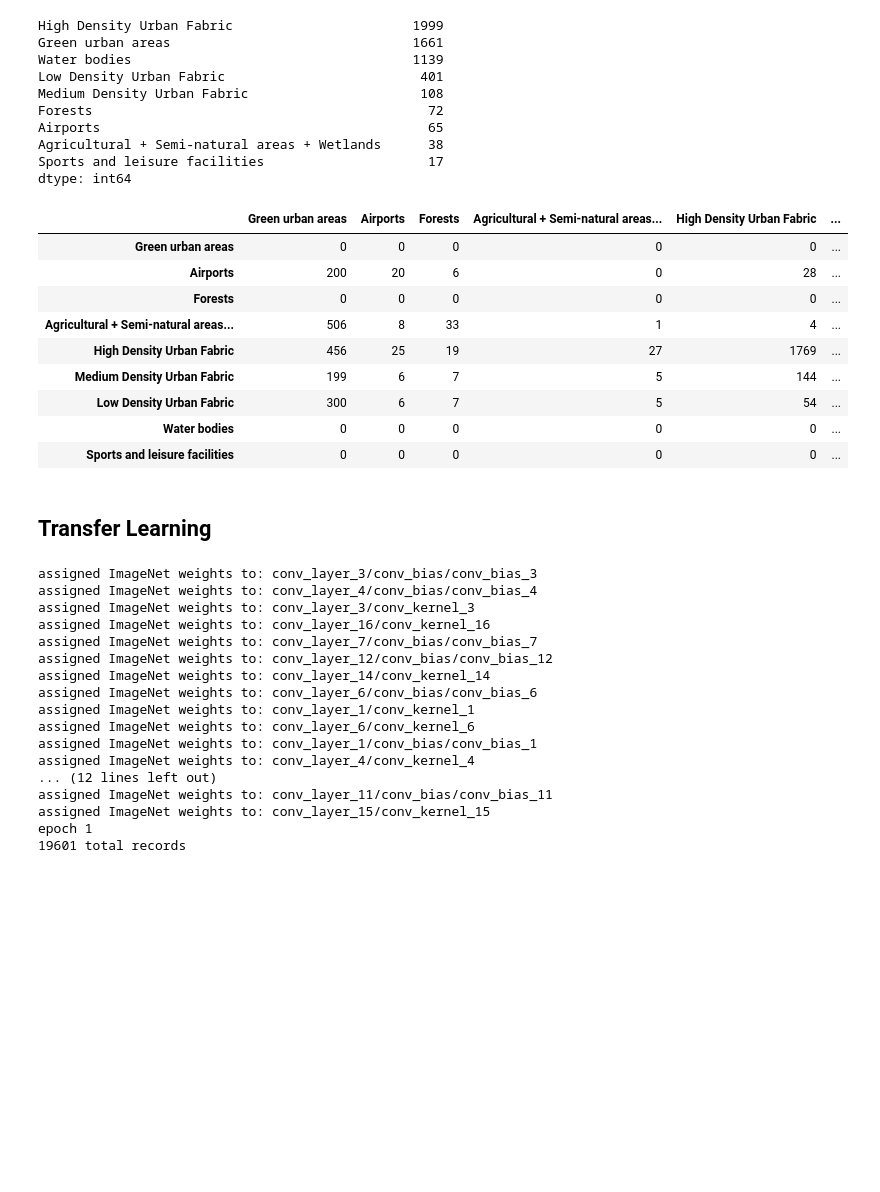
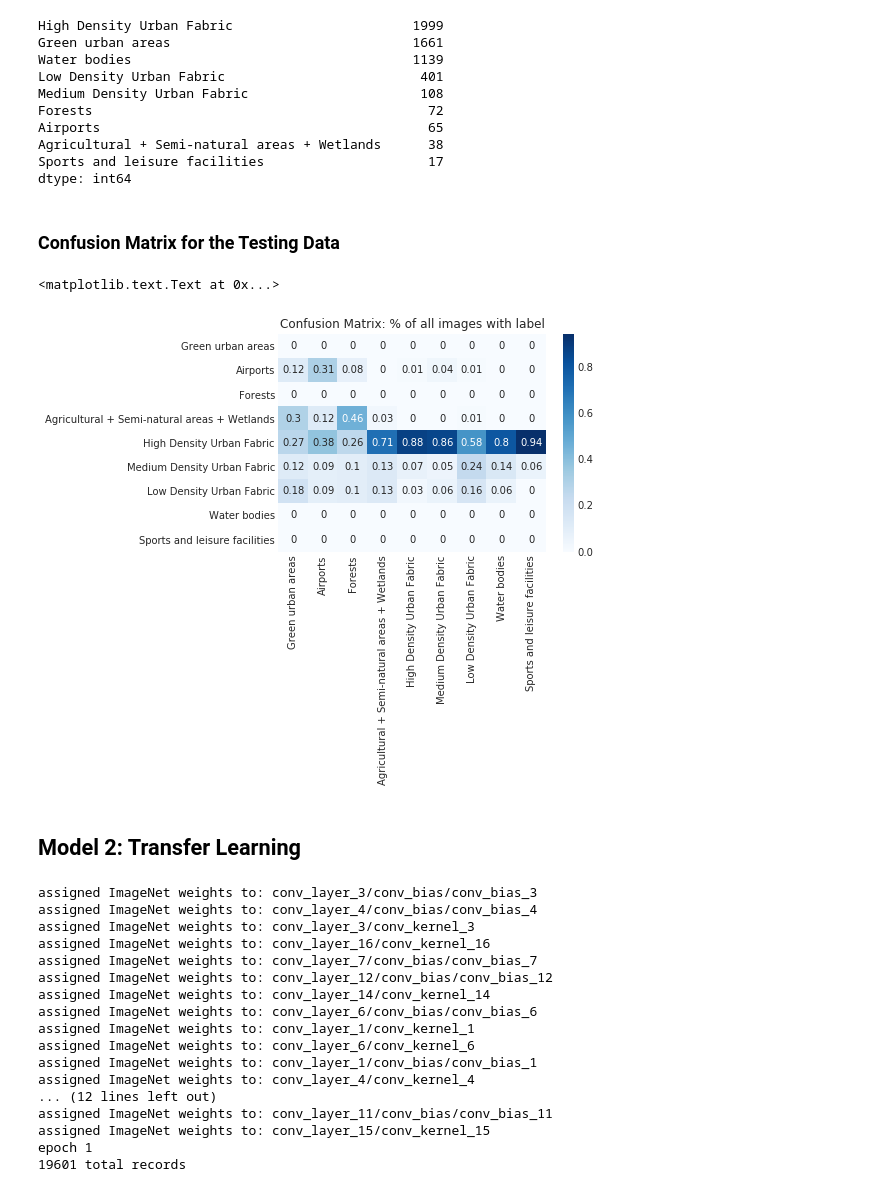
Before and after one commit to sar2160/ecbm4040-finalproject, a Jupyter notebook: CNN Project-Training.ipynb, the cells around one changed output. Drawn from its saved outputs; the diff is of its cells as text; code cells hidden in the pictures; blank space fills up the shorter version.

```diff
--- a/CNN Project-Training.ipynb
+++ b/CNN Project-Training.ipynb
@@ -117,7 +132,0 @@ for i in range(r):
-# %%
-## construction sites are largely inaccurate
-
-test = next(train_generator)
-image =imshow(test[0][0,:,:,:])
-test[1][0]
-title(label2class[test[1][0]])
@@ -127,4 +132,0 @@ title(label2class[test[1][0]])
-# %%
-test = next(validation_generator)
-image =imshow(test[0][1,:,:,:])
-title(label2class[test[1][1]])
@@ -260,6 +236,13 @@ Reading ids 0 -- 50
 [figure]
 # %%
 def calculate_stats(generator , model, iters):
+    '''
+    This function takes as inputs an image data generator and a previously
+    trained model. It return predictions, actual labels, and accuracy
+    for the given model and image data. The number of iterations (effectively
+    the number of images to test at once) can also be set
+    '''
+
     tf.reset_default_graph()
     with tf.Session() as sess:
         saver = tf.train.import_meta_graph('model/' + model + '.meta')
@@ -345,21 +326,21 @@ Airports                                          65
 Agricultural + Semi-natural areas + Wetlands      38
 Sports and leisure facilities                     17
 dtype: int64
-# %%
-DataFrame(confusion_matrix(list(model1_preds),list(model1_labels)), index=classes[:9], columns=classes[:9])
-# %% [output]
-|  | Green urban areas | Airports | Forests | Agricultural + Semi-natural areas... | High Density Urban Fabric | ... |
-| Green urban areas | 0 | 0 | 0 | 0 | 0 | ... |
-| Airports | 200 | 20 | 6 | 0 | 28 | ... |
-| Forests | 0 | 0 | 0 | 0 | 0 | ... |
-| Agricultural + Semi-natural areas... | 506 | 8 | 33 | 1 | 4 | ... |
-| High Density Urban Fabric | 456 | 25 | 19 | 27 | 1769 | ... |
-| Medium Density Urban Fabric | 199 | 6 | 7 | 5 | 144 | ... |
-| Low Density Urban Fabric | 300 | 6 | 7 | 5 | 54 | ... |
-| Water bodies | 0 | 0 | 0 | 0 | 0 | ... |
-| Sports and leisure facilities | 0 | 0 | 0 | 0 | 0 | ... |
+# %% [markdown]
+### Confusion Matrix for the Testing Data
+# %%
+confuse = pd.DataFrame(confusion_matrix(list(model1_preds),list(model1_labels)),
+                      index = classes[:9], columns = classes[:9])
+confuse_pct = (confuse / confuse.sum(axis  = 0)).round(2)
+
+
+fig = sns.heatmap(confuse_pct, cmap="Blues", annot=True)
+title('Confusion Matrix: % of all images with label')
+# %% [output]
+<matplotlib.text.Text at 0x...>
+[figure, added]
 # %% [markdown]
-## Transfer Learning
+## Model 2: Transfer Learning
 # %%
 ## Reinstantiate the generators.
 ## Had to lower batch size to 40 to avoid OOM Error.
```
Also changed, not shown: parts of 25 cells of this notebook.
